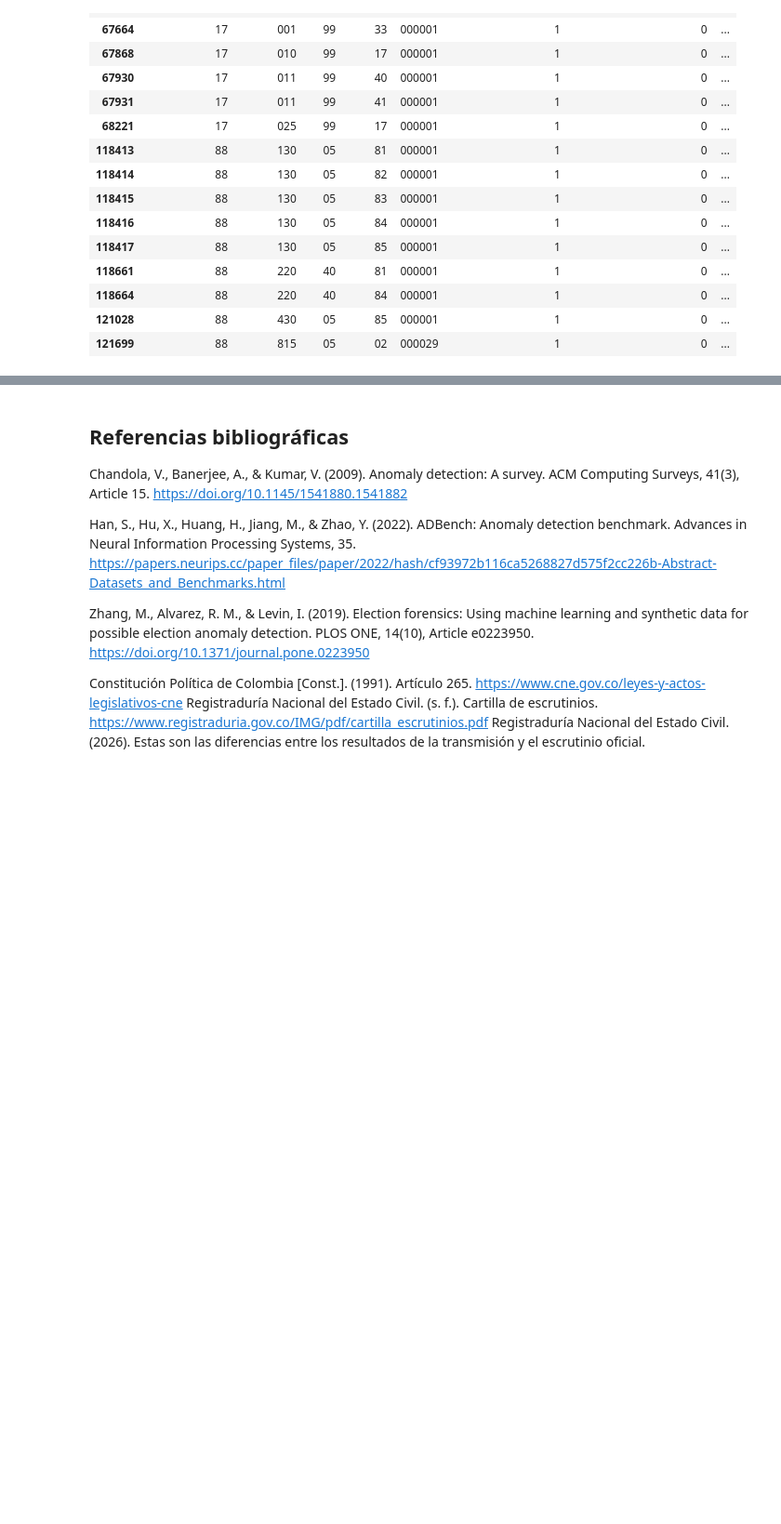
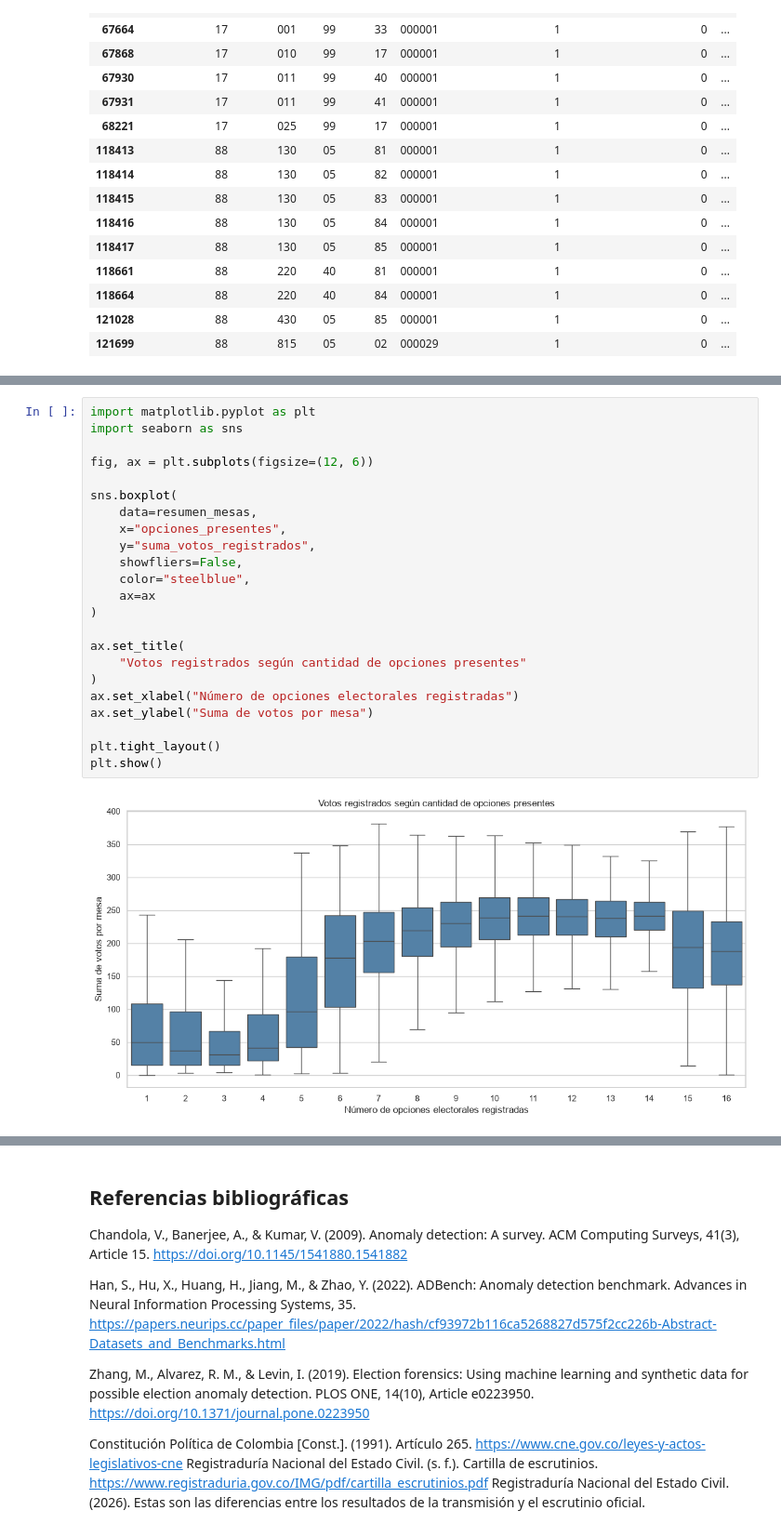
Before and after one commit to byepesg/ml-final-project, a Jupyter notebook: notebooks/02_data_understanding/Copy_of_M2U3_fase_2_Entendimiento_de_los_datos.ipynb, the cells around one changed output, grey strips where cells are left out. Shown at 93% size. Drawn from its saved outputs; the diff is of its cells as text; blank space fills up the shorter version.

```diff
--- a/notebooks/02_data_understanding/Copy_of_M2U3_fase_2_Entendimiento_de_los_datos.ipynb
+++ b/notebooks/02_data_understanding/Copy_of_M2U3_fase_2_Entendimiento_de_los_datos.ipynb
@@ -2278,0 +2370,25 @@ Mesas con las menores sumas de votos registrados
+# %%
+import matplotlib.pyplot as plt
+import seaborn as sns
+
+fig, ax = plt.subplots(figsize=(12, 6))
+
+sns.boxplot(
+    data=resumen_mesas,
+    x="opciones_presentes",
+    y="suma_votos_registrados",
+    showfliers=False,
+    color="steelblue",
+    ax=ax
+)
+
+ax.set_title(
+    "Votos registrados según cantidad de opciones presentes"
+)
+ax.set_xlabel("Número de opciones electorales registradas")
+ax.set_ylabel("Suma de votos por mesa")
+
+plt.tight_layout()
+plt.show()
+# %% [output]
+[figure, added]
```
Also changed, not shown: parts of 12 cells of this notebook.
